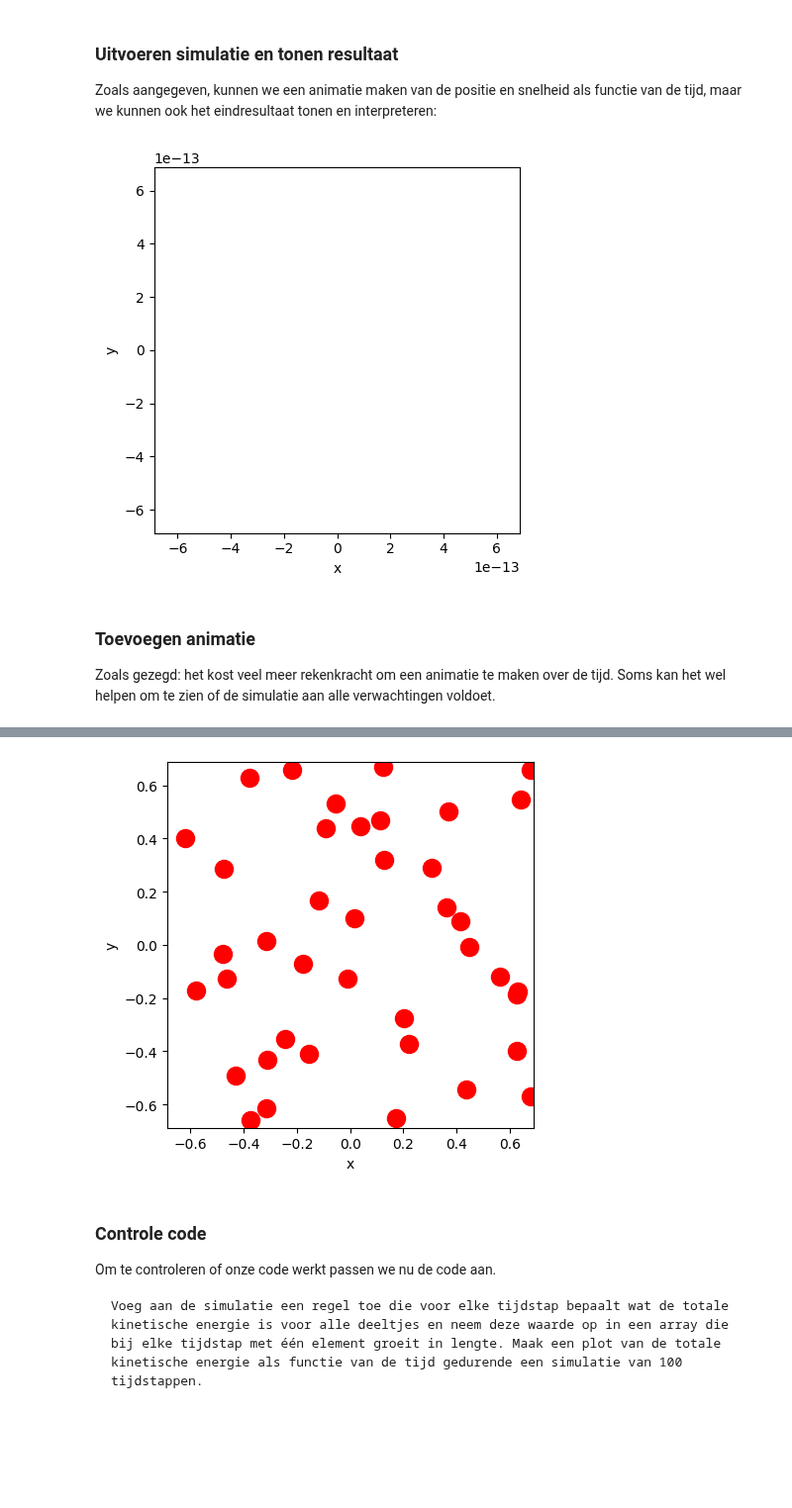
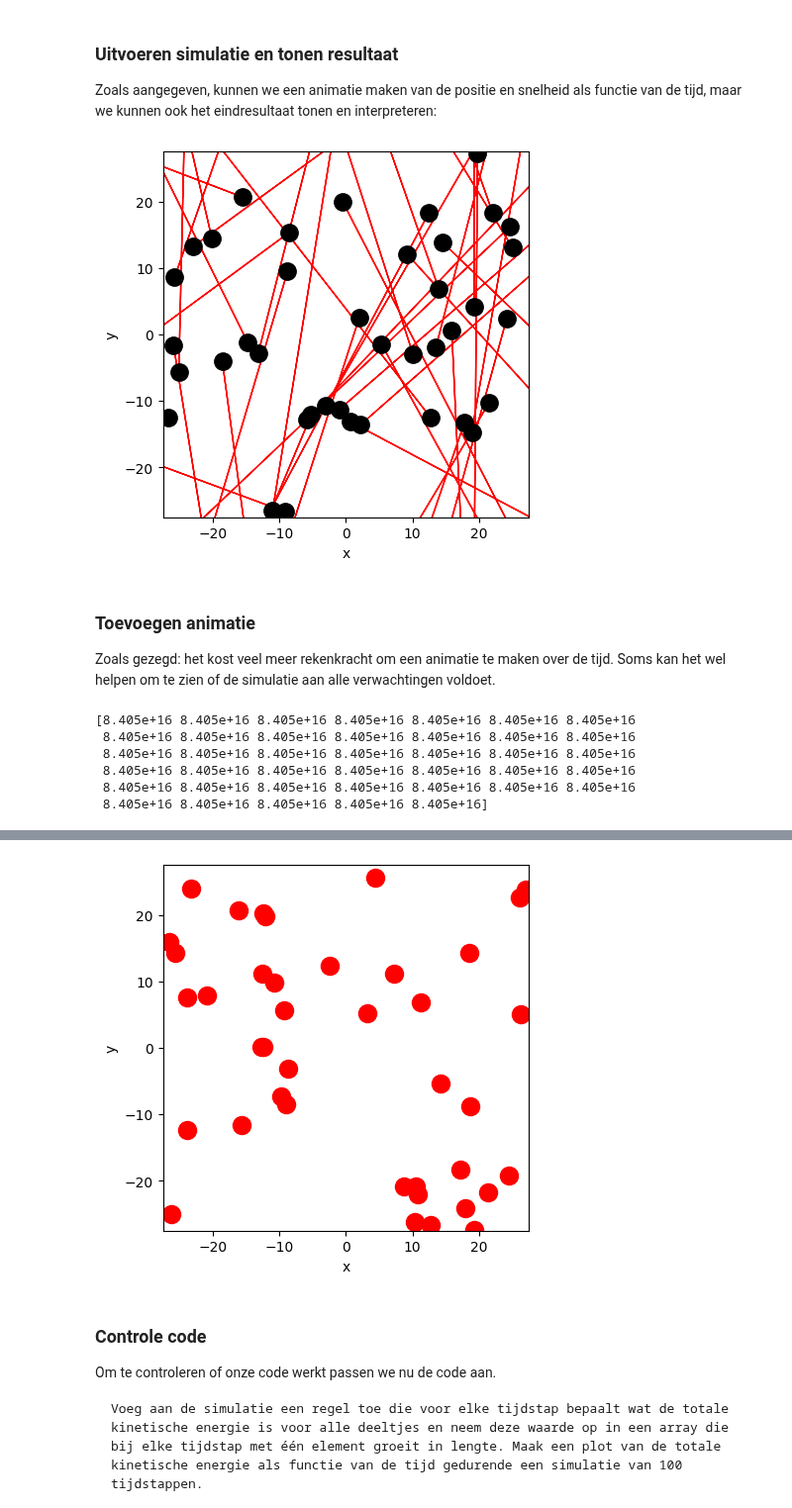
Before and after one commit to arenmeghdadi/314159265358979323846264338, a Jupyter notebook: Content/PySim/3_recap.ipynb, the cells around one changed output, grey strips where cells are left out. Shown at 99% size. Drawn from its saved outputs; the diff is of its cells as text; code cells hidden in the pictures; blank space fills up the shorter version.

```diff
--- a/Content/PySim/3_recap.ipynb
+++ b/Content/PySim/3_recap.ipynb
@@ -80,11 +80,12 @@ Pas waarde van `DT` aan zodat de verplaatsing van een deeltje in een tijdstap kl
 Onze simulatie modelleert dus een klein systeem zonder rekening te houden met de kracht tussen de luchtmoleculen. Je zult zien dat we toch al behoorlijk wat van de processor vragen om deze berekeningen te doen. Om een meer realistische modelsimulatie te maken is daarom een serieuze uitdaging, die veel wiskunde en programmeerervaring vraagt. Op dit ogenblik wordt dit bijvoorbeeld gevraagd bij een van de eerste opdrachten van het vak 'Computational Physics' van de master Applied Physics.
 # %%
 # Ruimte voor uitwerking
-BOX_SIZE_0 = 0.001375              # Hoogte en breedte startvolume (in nanometerx10)
+BOX_SIZE_0 = 40*(1375036e-6)    # Hoogte en breedte startvolume (in micrometer^3) (genomen door 40 keer de geschatte volume van een
+                                # lucht molecuul te nemen)
 N = 40                          # Aantal deeltjes
-V_0 = 0.410 #0.004                        # Startsnelheid van deeltjes (in nanometer)
-RADIUS = 0.3                     # Straal van moleculen (vul je gekozen eenheid in)
-DT = 0.01 #0.0001                          # Tijdstap om geen botsing te missen (vul je gekozen eenheid in)
+V_0 = 410e6                     # Startsnelheid van deeltjes (in micrometer/s)
+RADIUS = 0.3e-3                    # Straal van moleculen (in micrometer)
+DT = 0.0000001 #0.0001                          # Tijdstap om geen botsing te missen (vul je gekozen eenheid in)
 
 #dit lukt mij totaal niet om in dezelfde eenheden te krijgen zonder dat de hele simulatie kapot gaat. ik heb nu iets in nanometer
 # en iets in meter dat ligt veel te ver uit elkaar.
@@ -250,7 +251,7 @@ for p in particles:
               head_width=0.05, head_length=0.1, color='red')
 plt.show()
 # %% [output]
-[figure, old version]
+[figure, new version]
 # %% [markdown]
 ### Toevoegen animatie
 
@@ -258,29 +259,40 @@ Zoals gezegd: het kost veel meer rekenkracht om een animatie te maken over de ti
 # %%
 from matplotlib.animation import FuncAnimation
 from IPython.display import HTML
 
 fig, ax = plt.subplots()
 ax.set_xlabel('x')
 ax.set_ylabel('y')
 ax.set_xlim(-BOX_SIZE_0/2, BOX_SIZE_0/2)
 ax.set_ylim(-BOX_SIZE_0/2, BOX_SIZE_0/2)
 ax.set_aspect('equal')
 dot, = ax.plot([], [], 'ro', ms=13);
 
+
 def init():
     dot.set_data([], [])
     return dot,
 
 def update(frame):
+    global kinenergy
     take_time_step(particles)
     dot.set_data([p.r[0] for p in particles], [p.r[1] for p in particles])
     return dot,
 
+kinenergy = np.array([p.kin_energy for p in particles])
+print(kinenergy)
+
 ani = FuncAnimation(fig, update, frames=100, init_func=init, blit=True, interval=50)
 HTML(ani.to_jshtml())
 # %% [output]
+[8.405e+16 8.405e+16 8.405e+16 8.405e+16 8.405e+16 8.405e+16 8.405e+16
+ 8.405e+16 8.405e+16 8.405e+16 8.405e+16 8.405e+16 8.405e+16 8.405e+16
+ 8.405e+16 8.405e+16 8.405e+16 8.405e+16 8.405e+16 8.405e+16 8.405e+16
+ 8.405e+16 8.405e+16 8.405e+16 8.405e+16 8.405e+16 8.405e+16 8.405e+16
+ 8.405e+16 8.405e+16 8.405e+16 8.405e+16 8.405e+16 8.405e+16 8.405e+16
+ 8.405e+16 8.405e+16 8.405e+16 8.405e+16 8.405e+16]
 [interactive output not drawn]
-[figure, old version]
+[figure, new version]
 # %% [markdown]
 ### Controle code
 
```
Also changed, not shown: parts of 3 cells of this notebook, 1 other file.
